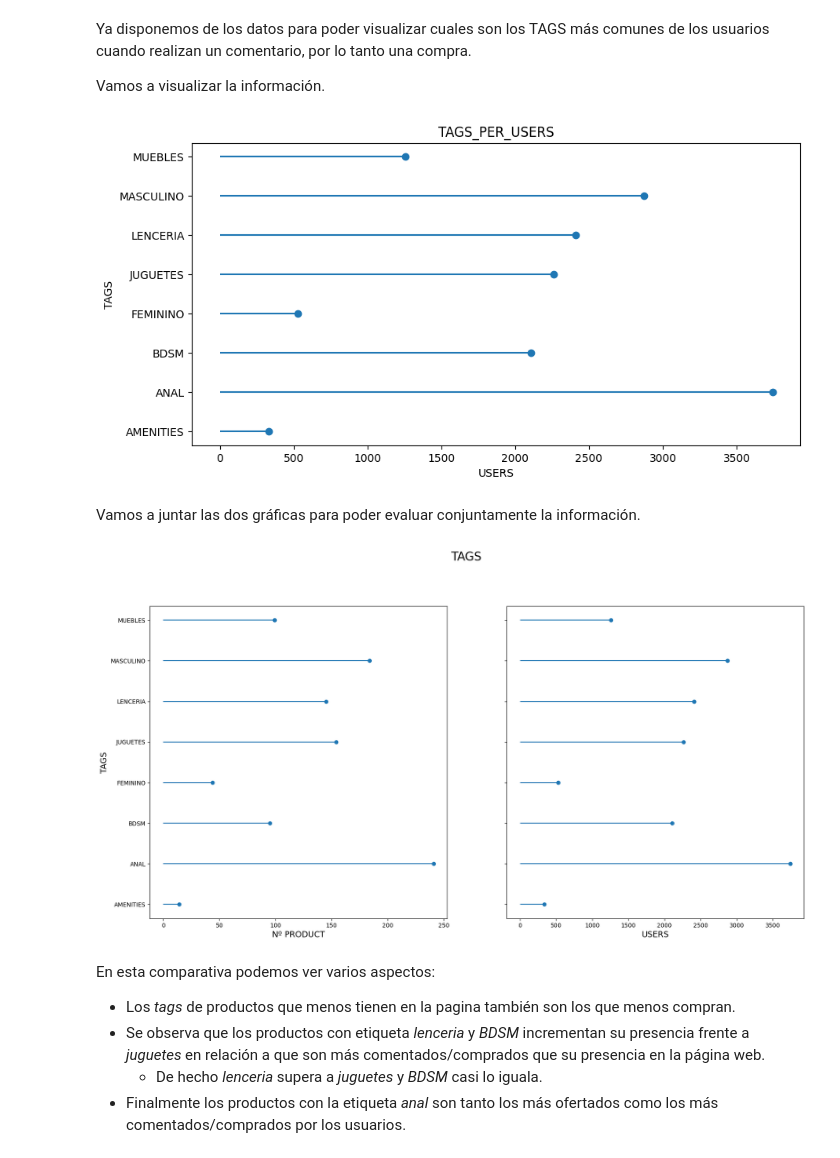
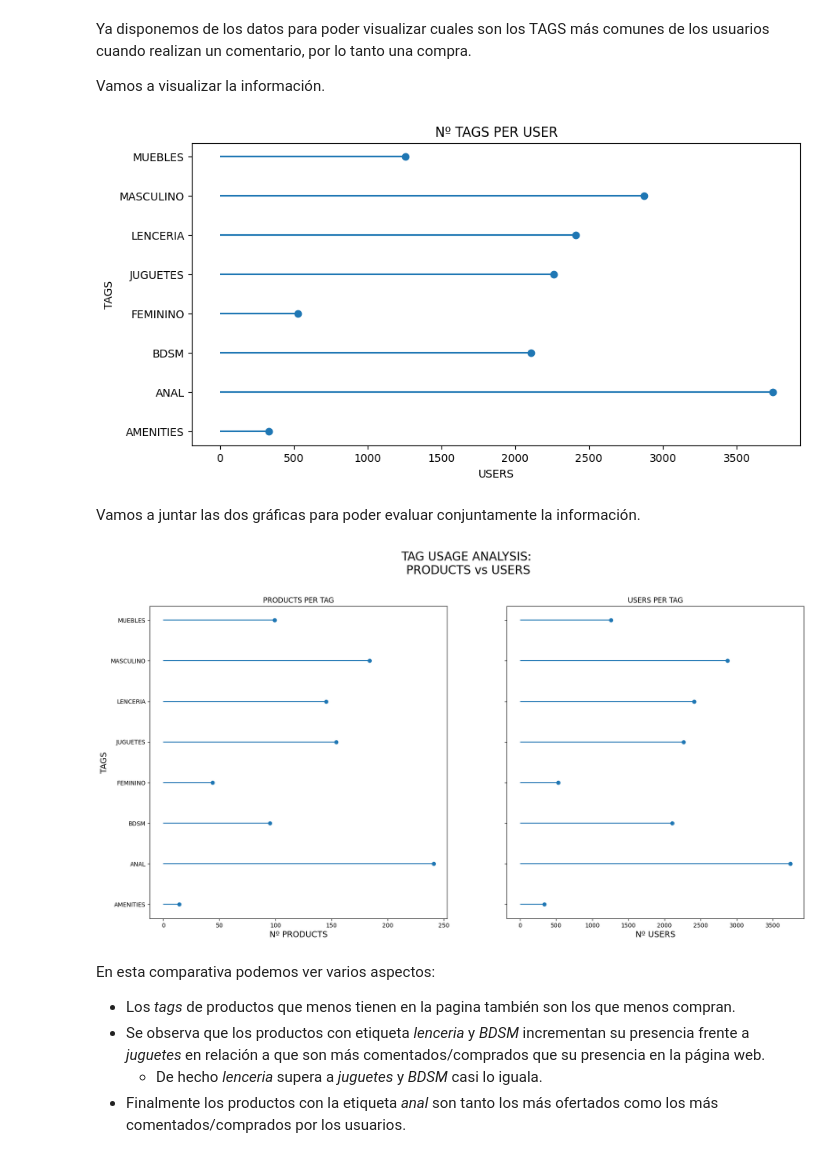
Before and after one commit to 75Engel/Proyecto_tienda_online, a Jupyter notebook: src/Notebook/03_sql.ipynb, the cells around one changed output. Cells and saved outputs as stored; diff of their text form; code cells hidden in the pictures.

```diff
--- a/src/Notebook/03_sql.ipynb
+++ b/src/Notebook/03_sql.ipynb
@@ -1677,19 +1674,19 @@ plt.plot(f.sql_query(query,cursor)['VALUE'], f.sql_query(query,cursor)['TAG'], "
 plt.yticks(data['TAG'])
 plt.xlabel("USERS")
 plt.ylabel("TAGS")
-plt.title("TAGS_PER_USERS")
+plt.title("Nº TAGS PER USER")
 
 file=str(r'\Resources/Graphics/N_Tags_users')
 folder+file
 plt.savefig(folder+file);
 # %% [output]
-[figure, old version]
+[figure, new version]
 # %% [markdown]
 Vamos a juntar las dos gráficas para poder evaluar conjuntamente la información.
 # %%
 fig, axes = plt.subplots(1, 2, figsize=(20,10), sharey=True)
-axes[0].set_position([0,  1.5,  0.2,   0.400])
-axes[1].set_position([0,  1.5,  0.2,   0.400])
+axes[0].set_position([0,  0.05,  0.45,   0.900])
+axes[1].set_position([0.55,  0.05,  0.45,   0.900])
 
 '''PLOT 0'''
 
@@ -1718,7 +1715,8 @@ total.iloc[:,1]=total.iloc[:,1].astype(int)
 axes[0].hlines(total['TAG'],xmin=0,
            xmax=total['VALUE'],)
 axes[0].plot(total['VALUE'], total['TAG'], "o")
-axes[0].set_xlabel("Nº PRODUCT", fontsize=14)
+axes[0].set_xlabel("Nº PRODUCTS", fontsize=14)
+axes[0].set_title("PRODUCTS PER TAG")
 axes[0].set_ylabel("TAGS", fontsize=14)
 
 
@@ -1775,39 +1773,38 @@ SELECT 'ANAL' AS TAG ,COUNT(COMMENT.ID_USERS) AS VALUE FROM TAGS
     ON PRODUCT.ID=COMMENT.ID_PRODUCT
     WHERE TAGS.ANAL=1
 
 UNION
 SELECT 'BDSM' AS TAG ,COUNT(COMMENT.ID_USERS) AS VALUE FROM TAGS
     JOIN PRODUCT
     ON TAGS.ID=PRODUCT.ID
     JOIN COMMENT
     ON PRODUCT.ID=COMMENT.ID_PRODUCT
     WHERE TAGS.BDSM=1
 
 UNION
 SELECT 'AMENITIES' AS TAG ,COUNT(COMMENT.ID_USERS) AS VALUE FROM TAGS
     JOIN PRODUCT
     ON TAGS.ID=PRODUCT.ID
     JOIN COMMENT
     ON PRODUCT.ID=COMMENT.ID_PRODUCT
     WHERE TAGS.AMENITIES=1
 ORDER BY TAG ASC
 """
 
 axes[1].hlines(f.sql_query(query_2,cursor)['TAG'],xmin=0,
            xmax=f.sql_query(query_2,cursor)['VALUE'],)
 axes[1].plot(f.sql_query(query_2,cursor)['VALUE'], f.sql_query(query_2,cursor)['TAG'], "o")
-axes[1].set_xlabel("USERS", fontsize=14)
+axes[1].set_title("USERS PER TAG")
+axes[1].set_xlabel("Nº USERS", fontsize=14)
 
-fig.suptitle("TAGS",fontsize=20)
-fig.tight_layout()
+fig.suptitle("TAG USAGE ANALYSIS:\n PRODUCTS vs USERS",fontsize=20)
+# fig.tight_layout()
 file=str('\Resources/Graphics/TAGS_study.png')
 folder+file
 fig.subplots_adjust(top=0.85)
 plt.savefig(folder+file);
-
-# Hay que arreglar el tema de ejes
 # %% [output]
-[figure, old version]
+[figure, new version]
 # %% [markdown]
 En esta comparativa podemos ver varios aspectos:
 
```
Also changed, not shown: parts of 30 cells of this notebook, 13 other files.
